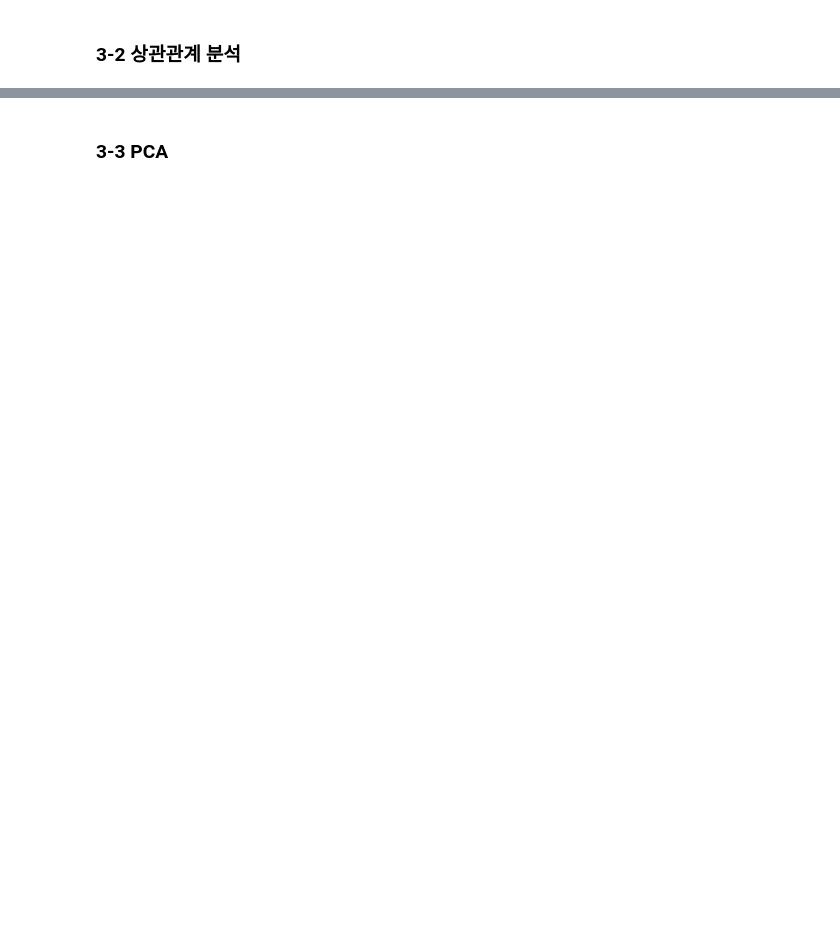
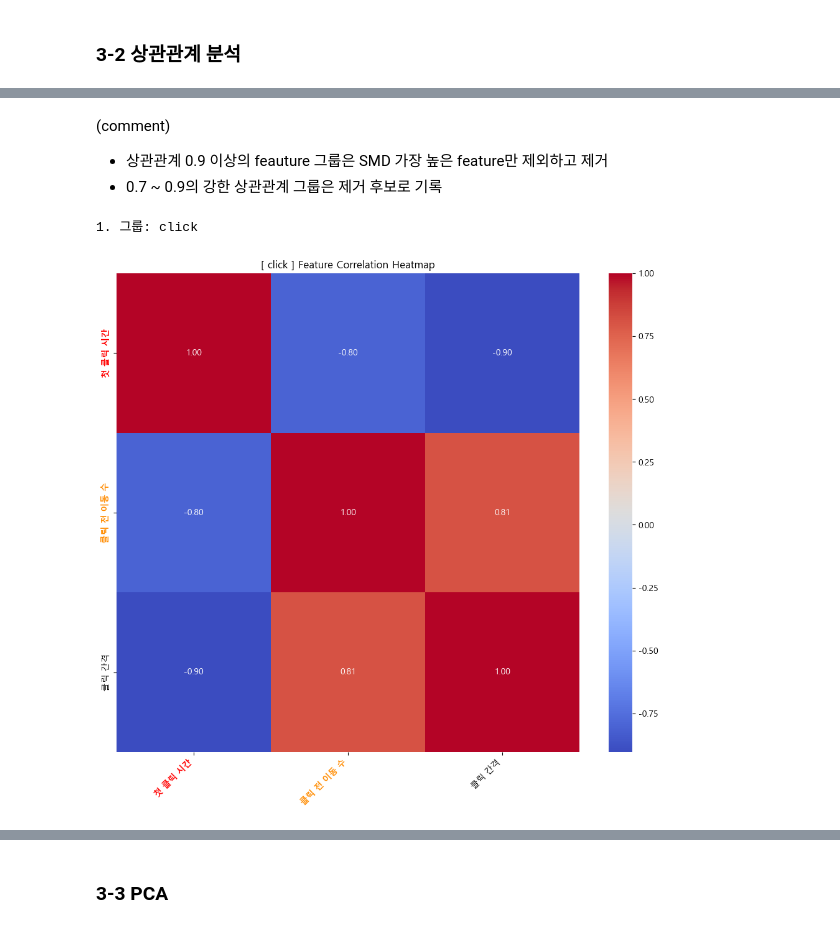
Before and after one commit to Tickle-ticket/Tickle, a Jupyter notebook: services/ai/train/EDA/eda_gyeom.ipynb, the cells around one changed output, grey strips where cells are left out. Saved outputs shown, nothing was run; the diff lists cells and outputs as text; code cells hidden in the pictures; blank space fills up the shorter version.

```diff
--- a/services/ai/train/EDA/eda_gyeom.ipynb
+++ b/services/ai/train/EDA/eda_gyeom.ipynb
@@ -610,0 +690,5 @@ display(high_corr_df)
+# %% [markdown]
+(comment)
+
+- 상관관계 0.9 이상의 feauture 그룹은 SMD 가장 높은 feature만 제외하고 제거
+- 0.7 ~ 0.9의 강한 상관관계 그룹은 제거 후보로 기록
@@ -610,0 +723,41 @@ display(high_corr_df)
+# %%
+def draw_heatmap(group: str, features: list[str]) -> None:
+    """행동 feature 그룹별 feature 간 상관관계 heatmap 그리기
+
+    Args:
+        group (str): feature 그룹명
+        features (list[str]): feature 이름 리스트
+    """
+
+    features =  [feature for feature in features if feature not in EXCLUDE_COL]
+
+    if not features:
+        print("skip:", group)
+        return
+
+    corr_df = df[features].apply(pd.to_numeric, errors="coerce").corr()
+
+    corr_df = corr_df.rename(
+        index=FEATURE_NAME_KR,
+        columns=FEATURE_NAME_KR
+    )
+
+    plt.figure(figsize=(12, 10))
+    ax = sns.heatmap(corr_df, annot=True, fmt=".2f", cmap="coolwarm", cbar=True)
+    plt.xticks(rotation=45, ha="right")
+
+    highlight_smd_level_ticks(
+        ax=ax,
+        ko_feature_map=ko_feature_map,
+        feature_smd_map=feature_smd_map,
+        level_color_map=level_color_map,
+    )
+
+    plt.title(f"[ {group} ] Feature Correlation Heatmap")
+    plt.show()
+# %%
+print("\n1. 그룹:", groups[0])
+draw_heatmap(groups[0], [f for f in features_list[0] if f in USABLE_FEATURES])
+# %% [output]
+1. 그룹: click
+[figure, added]
```
Also changed, not shown: parts of 60 cells of this notebook.
